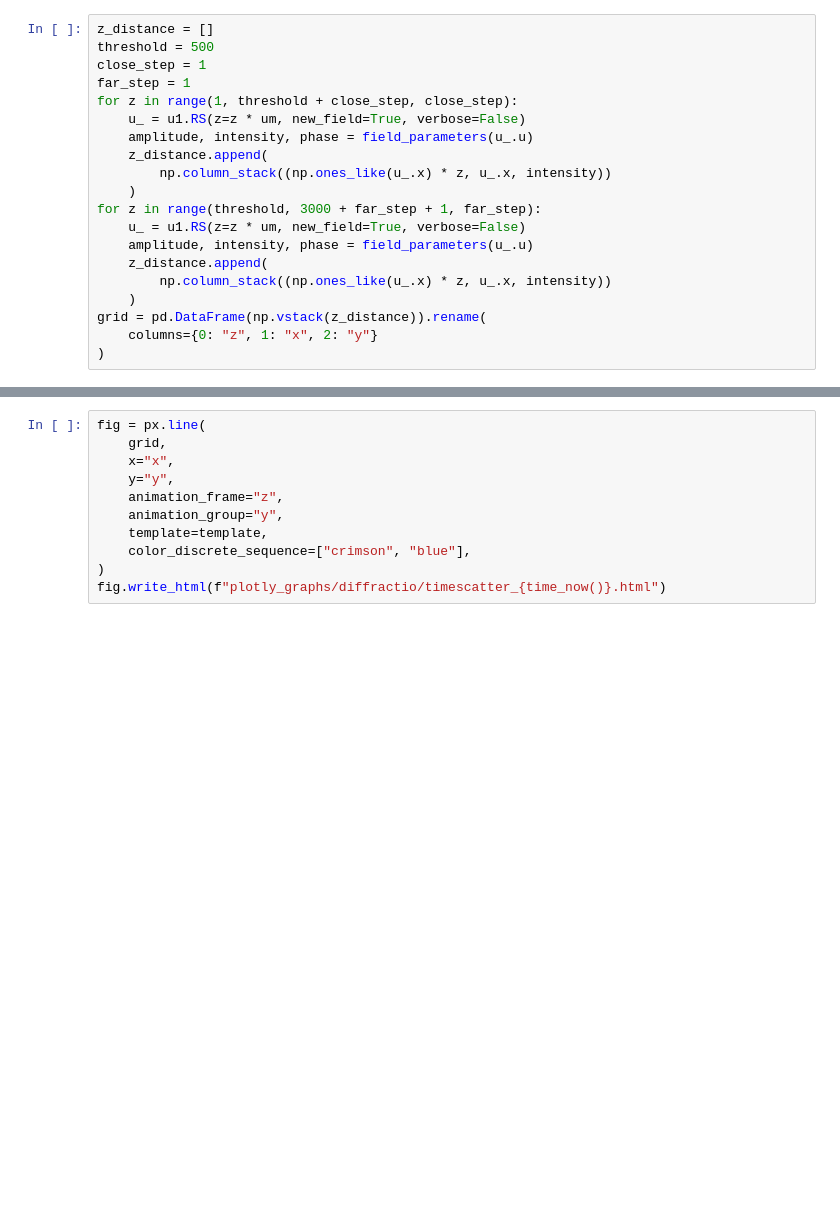
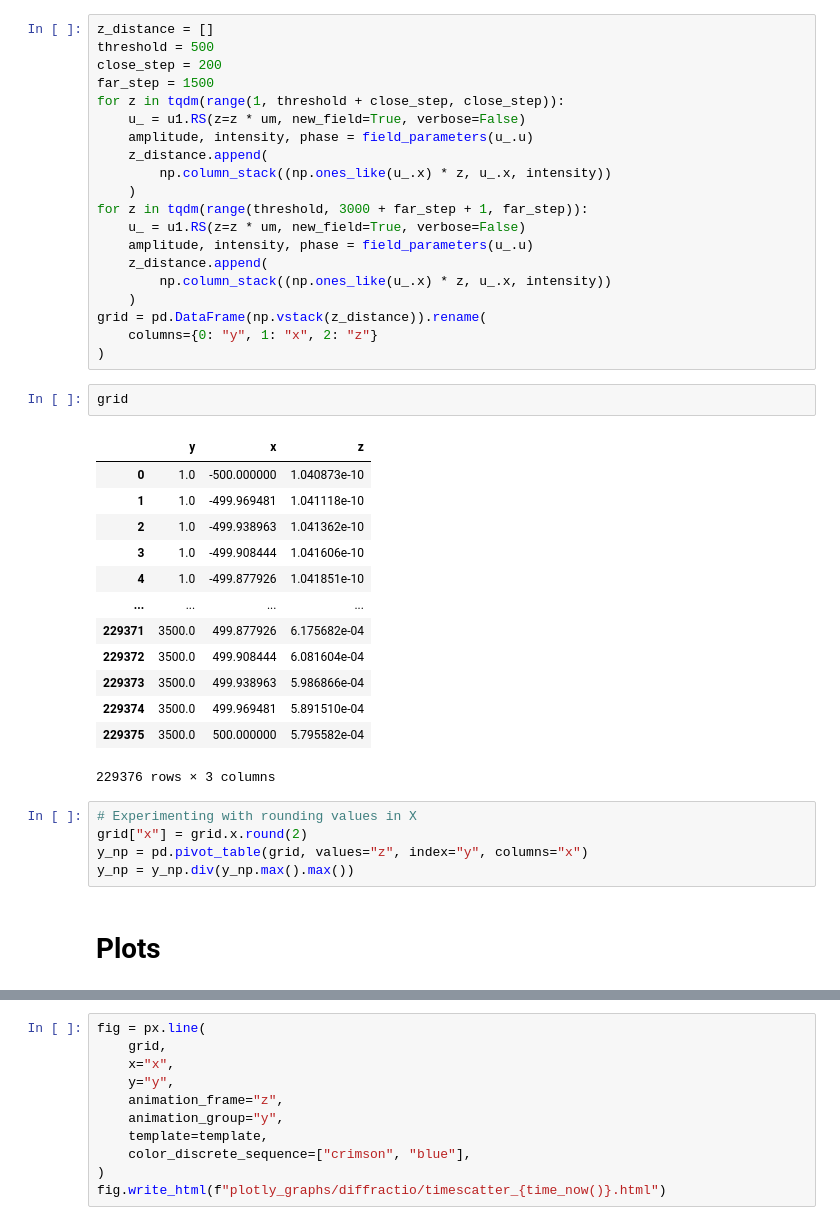
Before and after one commit to fredericosantos/light-particle-experiment, a Jupyter notebook: diffractio_1slit.ipynb, the cells around one changed output, grey strips where cells are left out. Saved outputs shown, nothing was run; the diff lists cells and outputs as text; blank space fills up the shorter version.

```diff
--- a/diffractio_1slit.ipynb
+++ b/diffractio_1slit.ipynb
@@ -55,21 +98,44 @@ for z in [10, 25, 100, 250, 500, 1_000, 10_000]:
 # %%
 z_distance = []
 threshold = 500
-close_step = 1
-far_step = 1
-for z in range(1, threshold + close_step, close_step):
+close_step = 200
+far_step = 1500
+for z in tqdm(range(1, threshold + close_step, close_step)):
     u_ = u1.RS(z=z * um, new_field=True, verbose=False)
     amplitude, intensity, phase = field_parameters(u_.u)
     z_distance.append(
         np.column_stack((np.ones_like(u_.x) * z, u_.x, intensity))
     )
-for z in range(threshold, 3000 + far_step + 1, far_step):
+for z in tqdm(range(threshold, 3000 + far_step + 1, far_step)):
     u_ = u1.RS(z=z * um, new_field=True, verbose=False)
     amplitude, intensity, phase = field_parameters(u_.u)
     z_distance.append(
         np.column_stack((np.ones_like(u_.x) * z, u_.x, intensity))
     )
 grid = pd.DataFrame(np.vstack(z_distance)).rename(
-    columns={0: "z", 1: "x", 2: "y"}
+    columns={0: "y", 1: "x", 2: "z"}
 )
+# %%
+grid
+# %% [output]
+|  | y | x | z |
+| 0 | 1.0 | -500.000000 | 1.040873e-10 |
+| 1 | 1.0 | -499.969481 | 1.041118e-10 |
+| 2 | 1.0 | -499.938963 | 1.041362e-10 |
+| 3 | 1.0 | -499.908444 | 1.041606e-10 |
+| 4 | 1.0 | -499.877926 | 1.041851e-10 |
+| ... | ... | ... | ... |
+| 229371 | 3500.0 | 499.877926 | 6.175682e-04 |
+| 229372 | 3500.0 | 499.908444 | 6.081604e-04 |
+| 229373 | 3500.0 | 499.938963 | 5.986866e-04 |
+| 229374 | 3500.0 | 499.969481 | 5.891510e-04 |
+| 229375 | 3500.0 | 500.000000 | 5.795582e-04 |
+229376 rows × 3 columns
+# %%
+# Experimenting with rounding values in X
+grid["x"] = grid.x.round(2)
+y_np = pd.pivot_table(grid, values="z", index="y", columns="x")
+y_np = y_np.div(y_np.max().max())
+# %% [markdown]
+# Plots
 # %%
```
Also changed, not shown: parts of 8 cells of this notebook.
